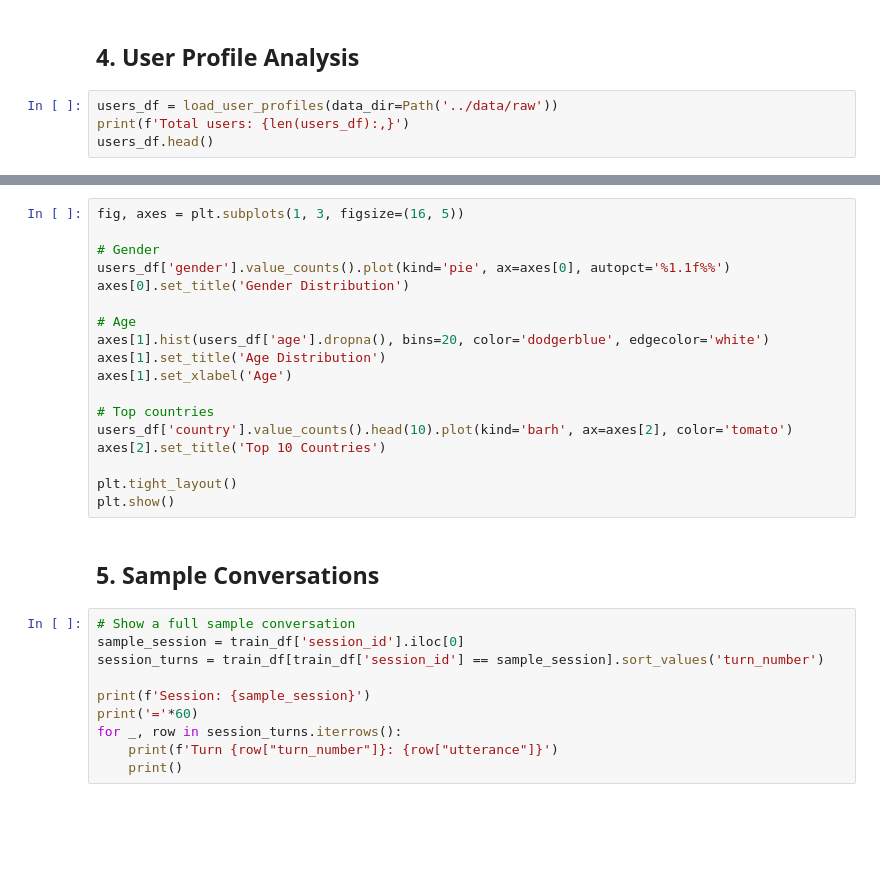
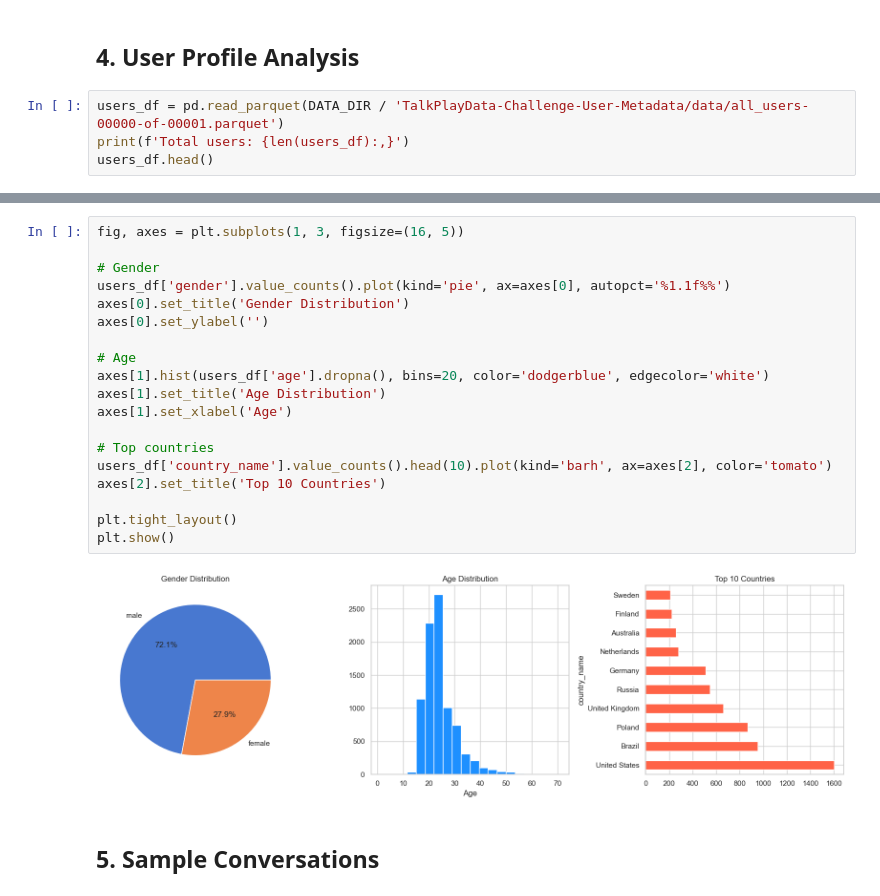
Before and after one commit to Sanjaykrishnamurthy/conversational-music-recsys, a Jupyter notebook: notebooks/01_EDA.ipynb, the cells around one changed output, grey strips where cells are left out. Drawn from its saved outputs; the diff is of its cells as text; blank space fills up the shorter version.

```diff
--- a/notebooks/01_EDA.ipynb
+++ b/notebooks/01_EDA.ipynb
@@ -96,6 +136,6 @@ if 'tags' in tracks_df.columns:
 # %% [markdown]
 ## 4. User Profile Analysis
 # %%
-users_df = load_user_profiles(data_dir=Path('../data/raw'))
+users_df = pd.read_parquet(DATA_DIR / 'TalkPlayData-Challenge-User-Metadata/data/all_users-00000-of-00001.parquet')
 print(f'Total users: {len(users_df):,}')
 users_df.head()
@@ -102,30 +150,23 @@ users_df.head()
 # %%
 fig, axes = plt.subplots(1, 3, figsize=(16, 5))
 
 # Gender
 users_df['gender'].value_counts().plot(kind='pie', ax=axes[0], autopct='%1.1f%%')
 axes[0].set_title('Gender Distribution')
+axes[0].set_ylabel('')
 
 # Age
 axes[1].hist(users_df['age'].dropna(), bins=20, color='dodgerblue', edgecolor='white')
 axes[1].set_title('Age Distribution')
 axes[1].set_xlabel('Age')
 
 # Top countries
-users_df['country'].value_counts().head(10).plot(kind='barh', ax=axes[2], color='tomato')
+users_df['country_name'].value_counts().head(10).plot(kind='barh', ax=axes[2], color='tomato')
 axes[2].set_title('Top 10 Countries')
 
 plt.tight_layout()
 plt.show()
+# %% [output]
+[figure, added]
 # %% [markdown]
 ## 5. Sample Conversations
-# %%
-# Show a full sample conversation
-sample_session = train_df['session_id'].iloc[0]
-session_turns = train_df[train_df['session_id'] == sample_session].sort_values('turn_number')
-
-print(f'Session: {sample_session}')
-print('='*60)
-for _, row in session_turns.iterrows():
-    print(f'Turn {row["turn_number"]}: {row["utterance"]}')
-    print()
```
Also changed, not shown: parts of 11 cells of this notebook, 8 other files.
